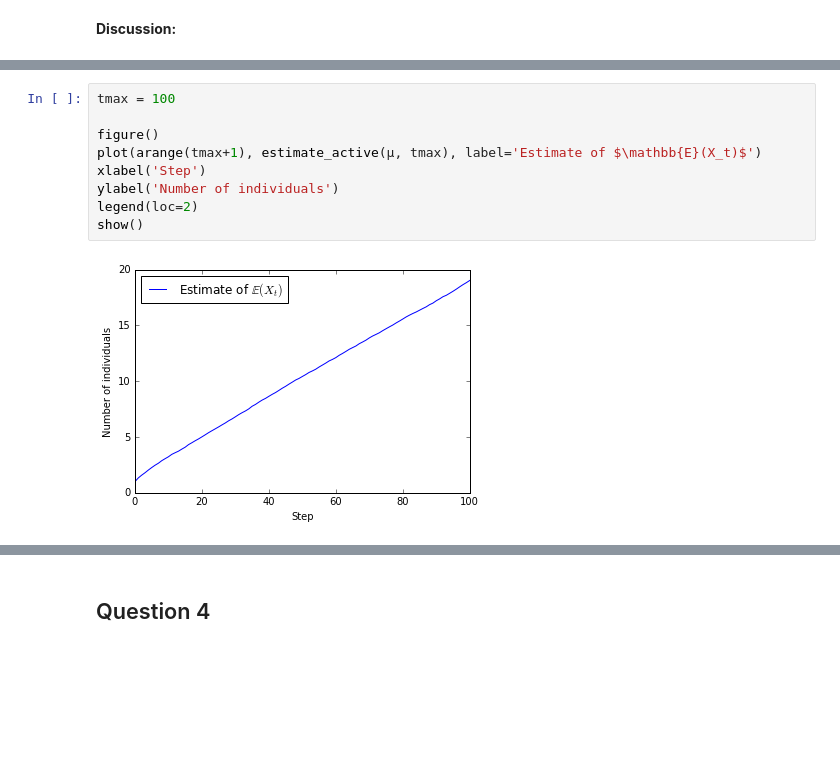
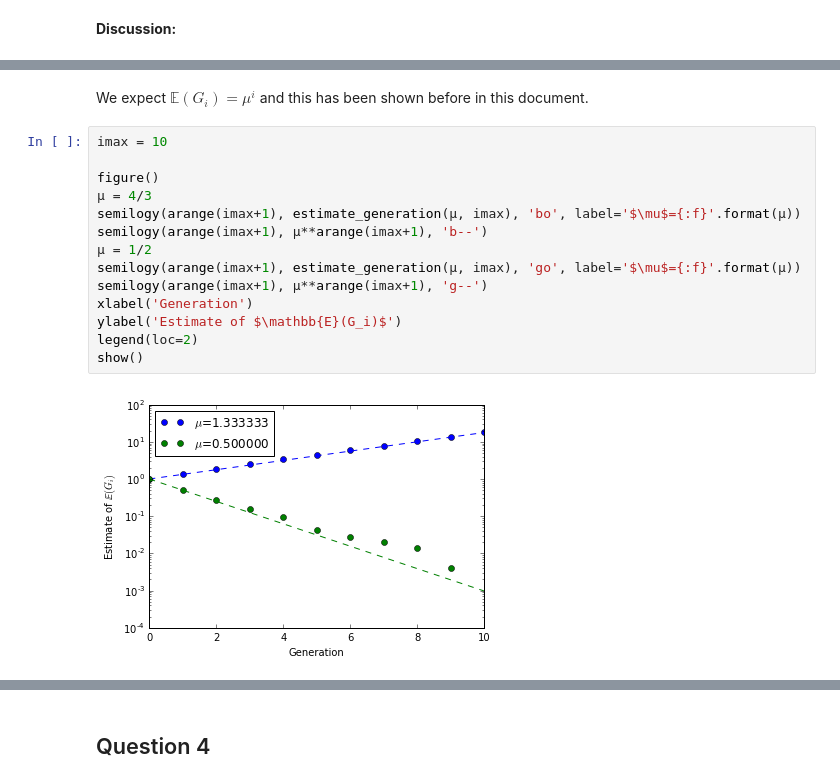
Before and after one commit to w2ak/INF674, a Jupyter notebook: 01-Galton-Watson-TP.ipynb, the cells around one changed output, grey strips where cells are left out. Drawn from its saved outputs; the diff is of its cells as text; blank space fills up the shorter version.

```diff
--- a/01-Galton-Watson-TP.ipynb
+++ b/01-Galton-Watson-TP.ipynb
@@ -156,11 +145,18 @@ show()
-# %%
-tmax = 100
-
-figure()
-plot(arange(tmax+1), estimate_active(μ, tmax), label='Estimate of $\mathbb{E}(X_t)$')
-xlabel('Step')
-ylabel('Number of individuals')
-legend(loc=2)
-show()
-# %% [output]
-[figure, removed]
+# %% [markdown]
+We expect $\mathbb{E}(G_i) = \mu^i$ and this has been shown before in this document.
+# %%
+imax = 10
+
+figure()
+μ = 4/3
+semilogy(arange(imax+1), estimate_generation(μ, imax), 'bo', label='$\mu$={:f}'.format(μ))
+semilogy(arange(imax+1), μ**arange(imax+1), 'b--')
+μ = 1/2
+semilogy(arange(imax+1), estimate_generation(μ, imax), 'go', label='$\mu$={:f}'.format(μ))
+semilogy(arange(imax+1), μ**arange(imax+1), 'g--')
+xlabel('Generation')
+ylabel('Estimate of $\mathbb{E}(G_i)$')
+legend(loc=2)
+show()
+# %% [output]
+[figure, added]
```
Also changed, not shown: parts of 25 cells of this notebook.
